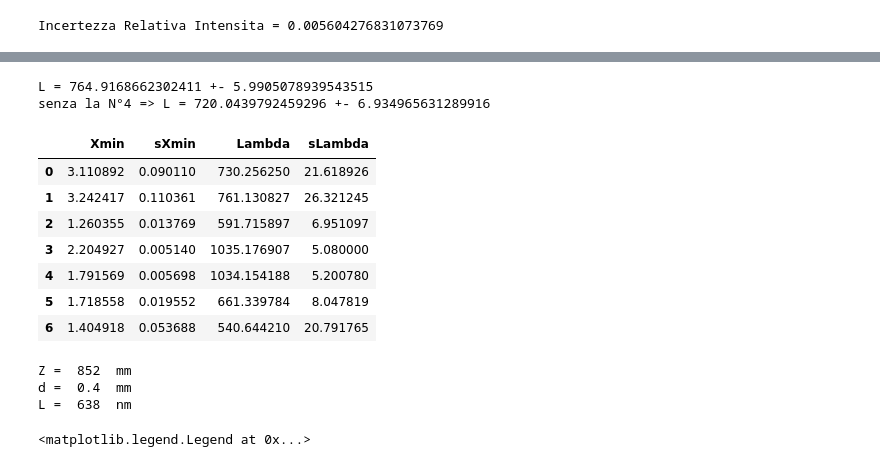
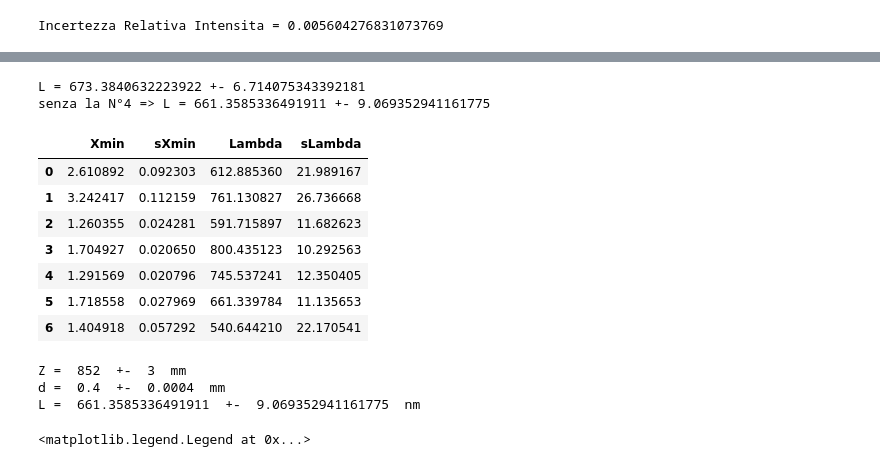
Before and after one commit to Kevin222-hub/Lab_reports, a Jupyter notebook: Ottica_1/Main.ipynb, the cells around one changed output, grey strips where cells are left out. Drawn from its saved outputs; the diff is of its cells as text; code cells hidden in the pictures.

```diff
--- a/Ottica_1/Main.ipynb
+++ b/Ottica_1/Main.ipynb
@@ -48,7 +48,8 @@ def SigmaLambda(x,sx,Z,sZ,F,sF,m):
     return sL
 # %%
 # Lettura 1
-df1   = pd.read_csv('data1.csv')
+#df1   = pd.read_csv('data1.csv')
+df1   = pd.read_csv('data1Manipolato.csv')
 m     = np.asarray(df1.iloc[:,0]) # m del minimo
 F     = np.asarray(df1.iloc[:,1]) #fenditura
 sF    = np.full(len(F),0.001) # sigma a caso
@@ -61,18 +62,22 @@ ArrsY = sigma_Intensity2V(ArrY)
 #df1
 
 #Array con i limiti per i parametri dei fit
-bounds_min =[[0,0,30],
+bounds_min =[[0,0,30], #[]
              [0,0,10],
              [0,7,10],
-             [0,10.44,130],
-             [0,9,50],
+             #[0,10.44,130], #Veri
+             [0,9.9,130],  #Manipolati
+             #[0,9,50],      #Veri
+             [0,9.5,50], #Manipolati
              [0,6.99,10],
              [0,10.10,100]]
 bounds_max =[[100,100,60],
              [100,100,60],
              [10000,7.08,100],
-             [10000,10.53,200],
-             [10000,9.08,200],
+             #[10000,10.53,200], #Veri
+             [10000,10.1,200],  #Manipolati
+             #[10000,9.08,200],  #Veri
+             [10000,9.6,200], #Manipolati
              [10000,7.06,44],
              [10000,10.15,125]]
 # %%
@@ -111,7 +116,8 @@ for T in range(len(ArrX)):
     X_fit = np.append(X_fit,b)
 
     Value =  np.abs(b - MAX[T])
-    sValue = sb
+    sValue = my.sqrt_sum(sb,0.02)
+
     X_min = np.append(X_min,Value)
     sX_min = np.append(sX_min,sValue)
 
@@ -131,34 +137,33 @@ for T in range(len(ArrX)):
 # %%
 Results = pd.DataFrame({'Xmin':X_min, 'sXmin':sX_min,'Lambda':Array_L,'sLambda':Array_sL})
 
 L = np.sum(Array_L)/len(Array_L)
 sL = my.sqrt_sum(Array_sL)/len(Array_sL)
 print('L =',L,'+-',sL)
 
 Cut = np.delete(Array_L,4)
 sCut = np.delete(Array_sL,4)
 L = np.sum(Cut)/len(Cut)
-sL = my.sqrt_sum(sCut)/len(sCut)
+sL = my.sqrt_sum(sCut)/(len(sCut)-1)
 print('senza la N°4 => L =',L,'+-',sL)
 
 Results
 # %% [output]
-L = 764.9168662302411 +- 5.9905078939543515
-senza la N°4 => L = 720.0439792459296 +- 6.934965631289916
+L = 673.3840632223922 +- 6.714075343392181
+senza la N°4 => L = 661.3585336491911 +- 9.069352941161775
 |  | Xmin | sXmin | Lambda | sLambda |
-| 0 | 3.110892 | 0.090110 | 730.256250 | 21.618926 |
-| 1 | 3.242417 | 0.110361 | 761.130827 | 26.321245 |
-| 2 | 1.260355 | 0.013769 | 591.715897 | 6.951097 |
-| 3 | 2.204927 | 0.005140 | 1035.176907 | 5.080000 |
-| 4 | 1.791569 | 0.005698 | 1034.154188 | 5.200780 |
-| 5 | 1.718558 | 0.019552 | 661.339784 | 8.047819 |
-| 6 | 1.404918 | 0.053688 | 540.644210 | 20.791765 |
+| 0 | 2.610892 | 0.092303 | 612.885360 | 21.989167 |
+| 1 | 3.242417 | 0.112159 | 761.130827 | 26.736668 |
+| 2 | 1.260355 | 0.024281 | 591.715897 | 11.682623 |
+| 3 | 1.704927 | 0.020650 | 800.435123 | 10.292563 |
+| 4 | 1.291569 | 0.020796 | 745.537241 | 12.350405 |
+| 5 | 1.718558 | 0.027969 | 661.339784 | 11.135653 |
+| 6 | 1.404918 | 0.057292 | 540.644210 | 22.170541 |
 # %%
 # Pt 2 funzioni e costanti
 
-L = 638
 d = 0.4  # mm
-sd  = 0.05*d
+sd  = 0.001*d
 
 
 def Beta(x,Z,d,L):
@@ -182,12 +187,12 @@ def SigmaIntensity(B,sB,I0,sI0):
     sI = np.sqrt( np.power(dB,2) + np.power(dI0,2) )
     return sI
 
-print('Z = ',Z,' mm')
-print('d = ',d,' mm')
-print('L = ',L,' nm')
+print('Z = ',Z,' +- ',sZ,' mm')
+print('d = ',d,' +- ',sd,' mm')
+print('L = ',L,' +- ',sL,' nm')
 # %% [output]
-Z =  852  mm
-d =  0.4  mm
-L =  638  nm
+Z =  852  +-  3  mm
+d =  0.4  +-  0.0004  mm
+L =  661.3585336491911  +-  9.069352941161775  nm
 # %%
 # Parametri ricavati da fit
```
Also changed, not shown: parts of 6 cells of this notebook, 2 other files.
